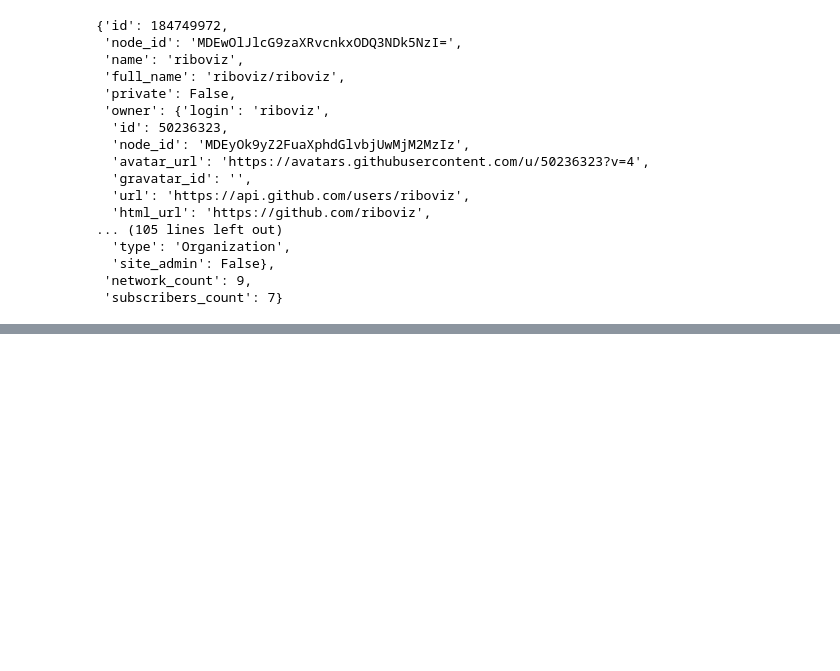
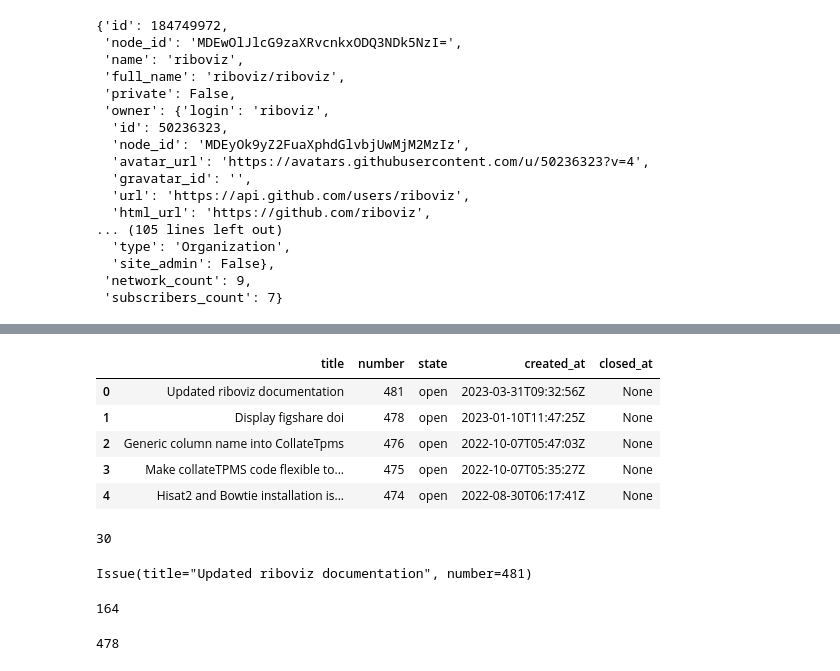
Before and after one commit to FlicAnderson/RSE-personas, a Jupyter notebook: code/github/notebooks/github.ipynb, the cells around one changed output, grey strips where cells are left out. Cells and saved outputs as stored; diff of their text form; code cells hidden in the pictures; blank space fills up the shorter version.

Commit message:
working on issue related code and function snippets in ipynb

```diff
--- a/code/github/notebooks/github.ipynb
+++ b/code/github/notebooks/github.ipynb
@@ -123,0 +242,5 @@ get_repo_json('riboviz', 'riboviz')
+# %%
+issues_content = get_repo_issues('riboviz', 'riboviz')
+# per_page
+
+type(issues_content) # it's a LIST of json bits.
@@ -123,0 +253,4 @@ get_repo_json('riboviz', 'riboviz')
+# %%
+df = pd.DataFrame(issues_content)
+df.head() # will display first 5 rows
+df.keys() # will give column names
@@ -123,0 +265,31 @@ get_repo_json('riboviz', 'riboviz')
+# %%
+df[['title', 'number', 'state', 'created_at', 'closed_at']].head()  # need to pass a LIST of column names to use them for indexing multiple columns
+# %% [output]
+|  | title | number | state | created_at | closed_at |
+| 0 | Updated riboviz documentation | 481 | open | 2023-03-31T09:32:56Z | None |
+| 1 | Display figshare doi | 478 | open | 2023-01-10T11:47:25Z | None |
+| 2 | Generic column name into CollateTpms | 476 | open | 2022-10-07T05:47:03Z | None |
+| 3 | Make collateTPMS code flexible to... | 475 | open | 2022-10-07T05:35:27Z | None |
+| 4 | Hisat2 and Bowtie installation is... | 474 | open | 2022-08-30T06:17:41Z | None |
+# %%
+#df.count() # shows we've got a per_page limit of 30 records...
+len(df)
+# %% [output]
+30
+# %%
+repo_con = get_repo_connection('riboviz', 'riboviz')
+
+all_issues = repo_con.get_issues(state='all')
+
+print(all_issues[0])
+# %% [output]
+Issue(title="Updated riboviz documentation", number=481)
+# %%
+print(all_issues.totalCount) # don't trust totalCount - it's definitely wrong.
+# %% [output]
+164
+# %%
+df = pd.DataFrame(all_issues)
+len(df) # this gives 478 issues, which is more like it.
+# %% [output]
+478
```
Also changed, not shown: parts of 32 cells of this notebook.
